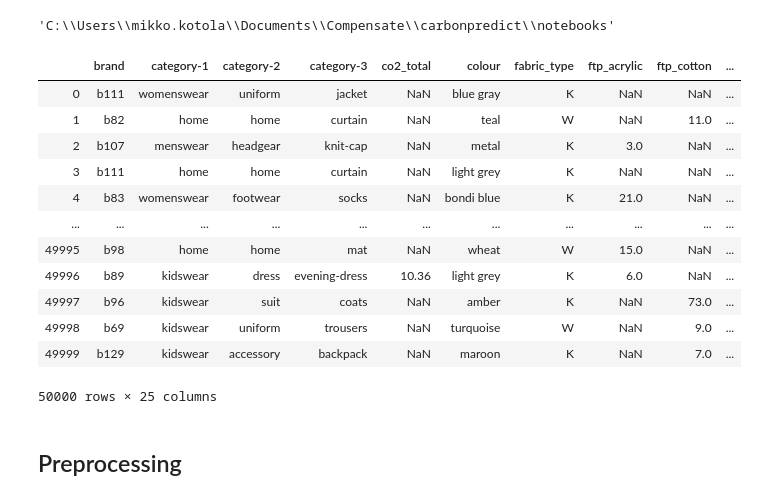
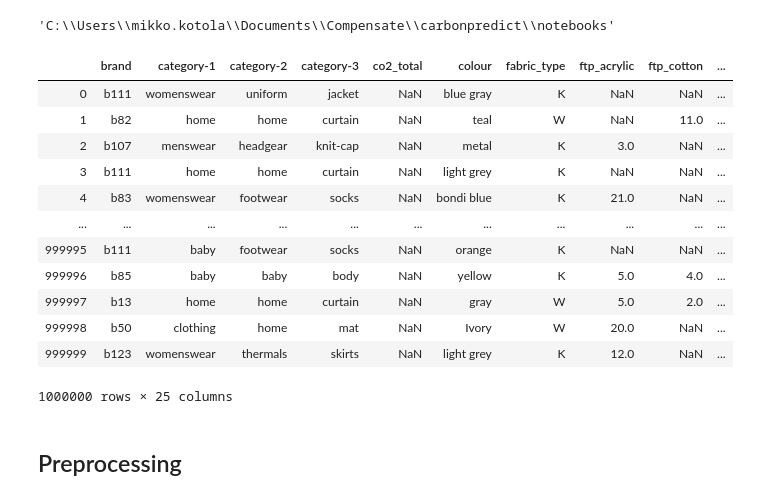
Before and after one commit to carbonpredict/carbonpredict, a Jupyter notebook: notebooks/Clustering.ipynb, the cells around one changed output. Saved outputs shown, nothing was run; the diff lists cells and outputs as text; code cells hidden in the pictures.

```diff
--- a/notebooks/Clustering.ipynb
+++ b/notebooks/Clustering.ipynb
@@ -11,8 +11,8 @@ import joblib
 # %% [markdown]
 ## Constants
 # %%
-#DATA_PATH = '../data' # Need to have the data as CSV files in this path
-DATA_PATH = '../data/mini' # Need to have the data as CSV files in this path
+DATA_PATH = '../data' # Need to have the data as CSV files in this path
+#DATA_PATH = '../data/mini' # Need to have the data as CSV files in this path
 # %% [markdown]
 ## Scripts for loading data
 # %%
@@ -32,23 +32,23 @@ content = sorted(filter(lambda x: x.endswith(".csv"), os.listdir(DATA_PATH)))
 
 df = pd.concat((pd.read_csv(f'{DATA_PATH}/{f}') for f in content))
 # %%
-# Use only top 50 000 rows for experimentation
-df = df[:50000]
+# If needed, use this line to use only top 1 000 000 rows for experimentation
+df = df[:1000000]
 df
 # %% [output]
 |  | brand | category-1 | category-2 | category-3 | co2_total | colour | fabric_type | ftp_acrylic | ftp_cotton | ... |
 | 0 | b111 | womenswear | uniform | jacket | NaN | blue gray | K | NaN | NaN | ... |
 | 1 | b82 | home | home | curtain | NaN | teal | W | NaN | 11.0 | ... |
 | 2 | b107 | menswear | headgear | knit-cap | NaN | metal | K | 3.0 | NaN | ... |
 | 3 | b111 | home | home | curtain | NaN | light grey | K | NaN | NaN | ... |
 | 4 | b83 | womenswear | footwear | socks | NaN | bondi blue | K | 21.0 | NaN | ... |
 | ... | ... | ... | ... | ... | ... | ... | ... | ... | ... | ... |
-| 49995 | b98 | home | home | mat | NaN | wheat | W | 15.0 | NaN | ... |
-| 49996 | b89 | kidswear | dress | evening-dress | 10.36 | light grey | K | 6.0 | NaN | ... |
-| 49997 | b96 | kidswear | suit | coats | NaN | amber | K | NaN | 73.0 | ... |
-| 49998 | b69 | kidswear | uniform | trousers | NaN | turquoise | W | NaN | 9.0 | ... |
-| 49999 | b129 | kidswear | accessory | backpack | NaN | maroon | K | NaN | 7.0 | ... |
+| 999995 | b111 | baby | footwear | socks | NaN | orange | K | NaN | NaN | ... |
+| 999996 | b85 | baby | baby | body | NaN | yellow | K | 5.0 | 4.0 | ... |
+| 999997 | b13 | home | home | curtain | NaN | gray | W | 5.0 | 2.0 | ... |
+| 999998 | b50 | clothing | home | mat | NaN | Ivory | W | 20.0 | NaN | ... |
+| 999999 | b123 | womenswear | thermals | skirts | NaN | light grey | K | 12.0 | NaN | ... |
-50000 rows × 25 columns
+1000000 rows × 25 columns
 # %% [markdown]
 ## Preprocessing
 # %%
```
Also changed, not shown: parts of 22 cells of this notebook.
